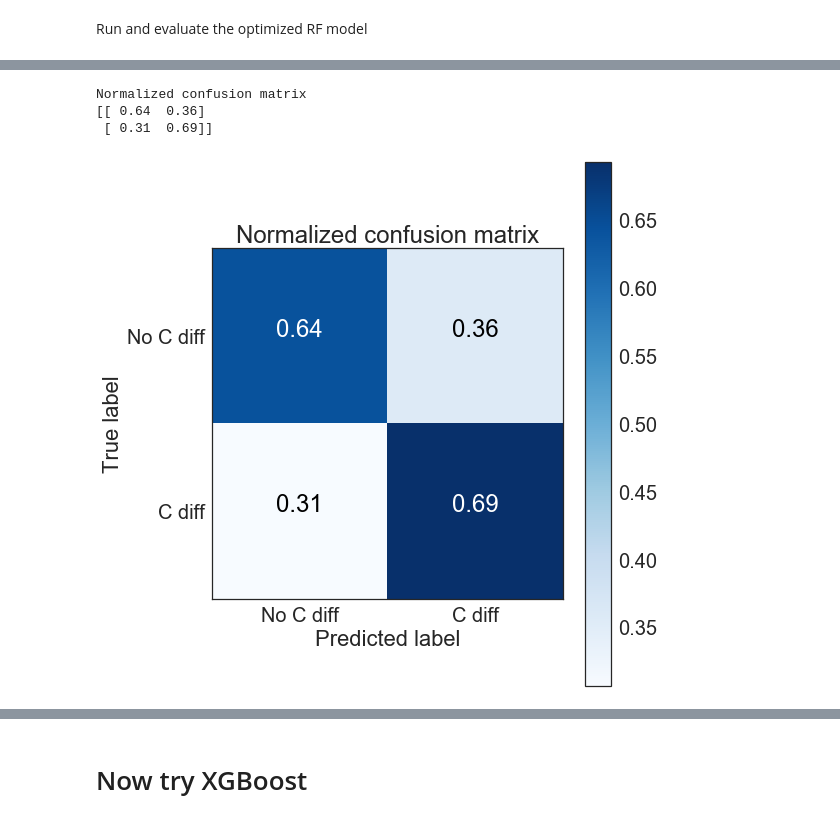
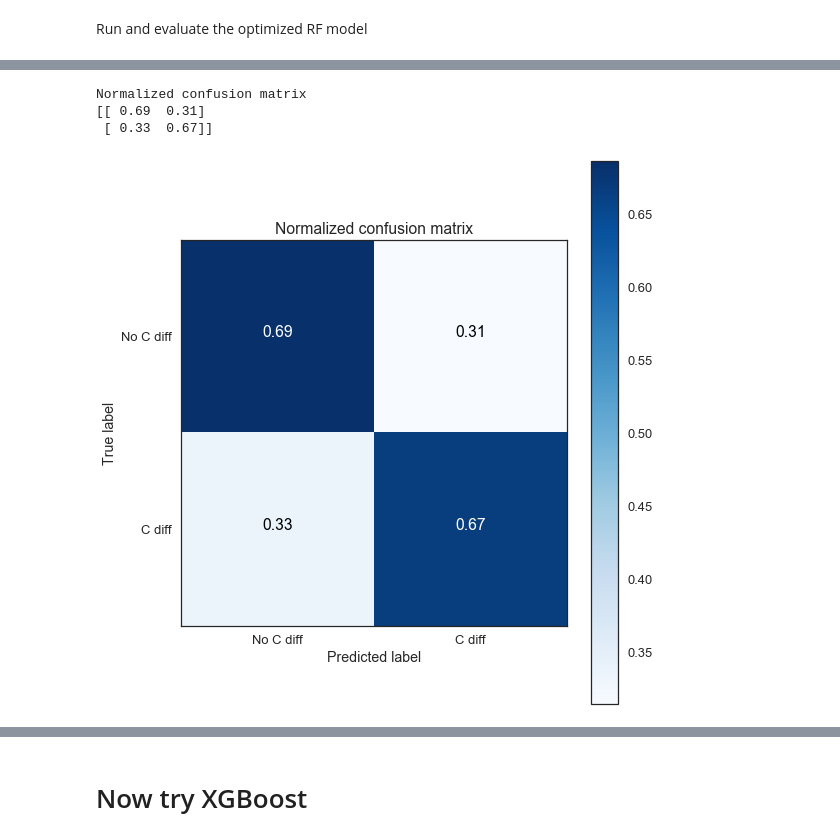
Before and after one commit to nwespe/CDPredictor, a Jupyter notebook: Model Selection.ipynb, the cells around one changed output, grey strips where cells are left out. Drawn from its saved outputs; the diff is of its cells as text; code cells hidden in the pictures.

```diff
--- a/Model Selection.ipynb
+++ b/Model Selection.ipynb
@@ -171,13 +328,13 @@ Use a Grid Search to optimize parameters for Random Forest
 # %%
 n_features = x_vals.shape[1]
 clf = RandomForestClassifier(random_state=42, n_jobs=-1)
-param_grid = {"n_estimators": [100, 500, 1000, 1500],
+param_grid = {"n_estimators": [250],  #50, 100, 500
               #'max_features': ['sqrt', 0.5],
-              "max_depth": [4, 10, None],
+              "max_depth": [4, 10, 20],
               "min_samples_leaf": [1, 3, 10]
              }
 
-search = GridSearchCV(estimator=clf, param_grid=param_grid, scoring='recall', cv=5)
+search = GridSearchCV(estimator=clf, param_grid=param_grid, scoring='roc_auc', cv=5)
 search.fit(x_vals, y_train)
 search.best_params_
 # %% [output]
@@ -195,12 +352 @@ search_results.sort_values('rank_test_score')[:5]
 5 rows × 23 columns
-# %%
-n_features = x_vals.shape[1]
-clf = RandomForestClassifier(random_state=42, n_jobs=-1)
-param_grid = {"n_estimators": [30, 300, 1000, 1500],  #[300, 500, 700]
-              "max_depth": [4, 10, None]
-              #"min_samples_leaf": [5, 10]
-             }
-
-search2 = GridSearchCV(estimator=clf, param_grid=param_grid, scoring='recall', cv=5)
-search2.fit(x_vals, y_train)
-search2.best_params_
@@ -219,12 +353,2 @@ search_results2.sort_values('rank_test_score')[:4]
 # %% [markdown]
 Run and evaluate the optimized RF model
-# %%
-n_features = x_vals.shape[1]
-clf = RandomForestClassifier(random_state=42, n_jobs=-1)
-param_grid = {"n_estimators": [1500],
-              "min_samples_leaf": [1, 3, 6, 9],
-             }
-
-search3 = GridSearchCV(estimator=clf, param_grid=param_grid, scoring='recall', cv=5)
-search3.fit(x_vals, y_train)
-search3.best_params_
@@ -234,6 +375,7 @@ search_results3.sort_values('rank_test_score')[:4]
 # %%
-prefix = 'rf_optimized_both'
-rf_opt = run_model.fit_model(x_train, y_train, model='rf', save=False)
+# evaluate model by CV
+prefix = 'rf_opt_1016'
+rf_opt = run_model.fit_model(x_train, y_train, model='rf', save=False, prefix=prefix)
 run_model.evaluate_model(x_train, y_train, rf_opt)
-run_model.plot_roc_curve(rf_opt, x_train, y_train, save=True, prefix=prefix)
+run_model.plot_roc_curve(rf_opt, x_train, y_train, save=False, prefix=prefix)
 # %% [output]
@@ -255,12 +455,4 @@ False negatives: 302
 # %%
-from sklearn.metrics import confusion_matrix
-import itertools
-sns.set(font_scale=2, style='white')
-
-
-x_test = test_set.drop(['outcome', 'hadm_id'], axis=1)
-y_test = test_set['outcome'].copy().reset_index(drop=True)
-
 y_pred = rf_opt.predict(x_test)
 class_names = ['No C diff', 'C diff']
 
@@ -279,34 +471,34 @@ def plot_confusion_matrix(cm, classes,
     else:
         print('Confusion matrix, without normalization')
 
     print(cm)
 
     plt.imshow(cm, interpolation='nearest', cmap=cmap)
     plt.title(title)
     plt.colorbar()
     tick_marks = np.arange(len(classes))
     plt.xticks(tick_marks, classes)
     plt.yticks(tick_marks, classes)
 
     fmt = '.2f' if normalize else 'd'
     thresh = 0.5
     for i, j in itertools.product(range(cm.shape[0]), range(cm.shape[1])):
         plt.text(j, i, format(cm[i, j], fmt),
                  horizontalalignment="center",
                  color="white" if cm[i, j] > thresh else "black")
 
     plt.tight_layout()
     plt.ylabel('True label')
     plt.xlabel('Predicted label')
 
 cnf_matrix = confusion_matrix(y_test, y_pred)
 np.set_printoptions(precision=2)
 plt.figure(figsize=(8, 8))
 plot_confusion_matrix(cnf_matrix, classes=class_names, normalize=True,
                       title='Normalized confusion matrix')
-plt.savefig('/Users/nwespe/Desktop/confusion_matrix.svg', bbox_inches='tight')
+plt.savefig('/Users/nwespe/Desktop/rf_both_confusion_matrix.svg', bbox_inches='tight')
 # %% [output]
 Normalized confusion matrix
-[[ 0.64  0.36]
- [ 0.31  0.69]]
+[[ 0.69  0.31]
+ [ 0.33  0.67]]
-[figure, old version]
+[figure, new version]
```
Also changed, not shown: parts of 41 cells of this notebook, 3 other files.
